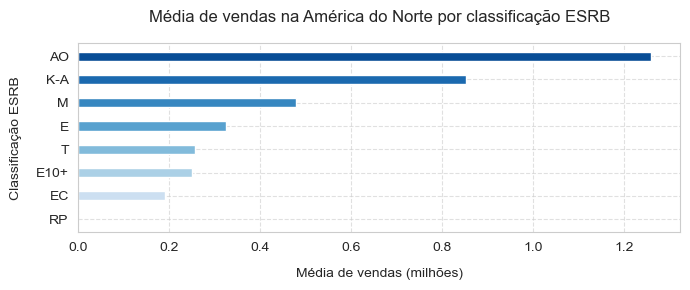
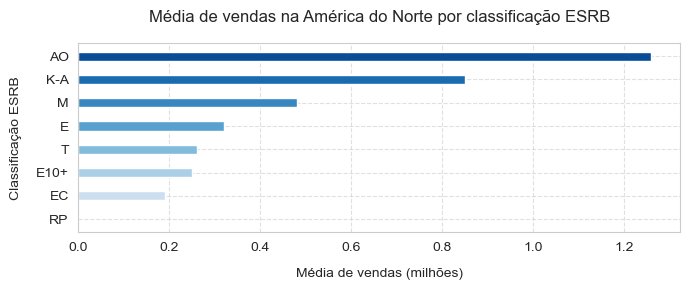
Code edit (unified diff) that turned the first committed figure into the second:
--- before
+++ after
@@ -3,18 +3,14 @@
 sns.set_style('whitegrid')
 
-mean_sales_by_rating = (
-    final_df_sales
-    .groupby('rating', dropna=True)['na_sales']
-    .mean()
-    .reset_index()
-    .sort_values('na_sales', ascending=True)
-)
+# Trazendo um DF ordenado para o gráfico
+mean_sales_by_rating_sorted = mean_sales_by_rating.sort_values('Vendas NA', ascending=True)
 
-palette = sns.color_palette('Blues', n_colors=len(mean_sales_by_rating))
+palette = sns.color_palette('Blues', n_colors=len(mean_sales_by_rating_sorted))
 
+# Criando o gráfico de barras horizontais
 ax = plt.gca()
 ax.barh(
-    mean_sales_by_rating['rating'],
-    mean_sales_by_rating['na_sales'],
+    mean_sales_by_rating_sorted['Classificação'],
+    mean_sales_by_rating_sorted['Vendas NA'],
     color=palette,
     height=0.4

Commit: Retificação do 2º DF sobre classificações do ESRB e exibição de gráfico